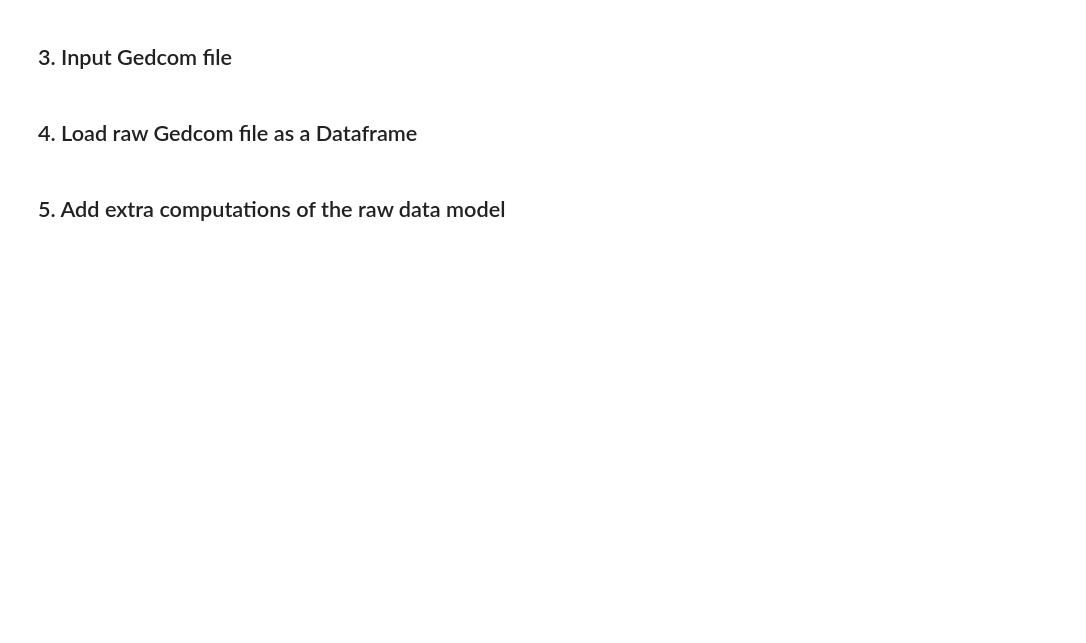
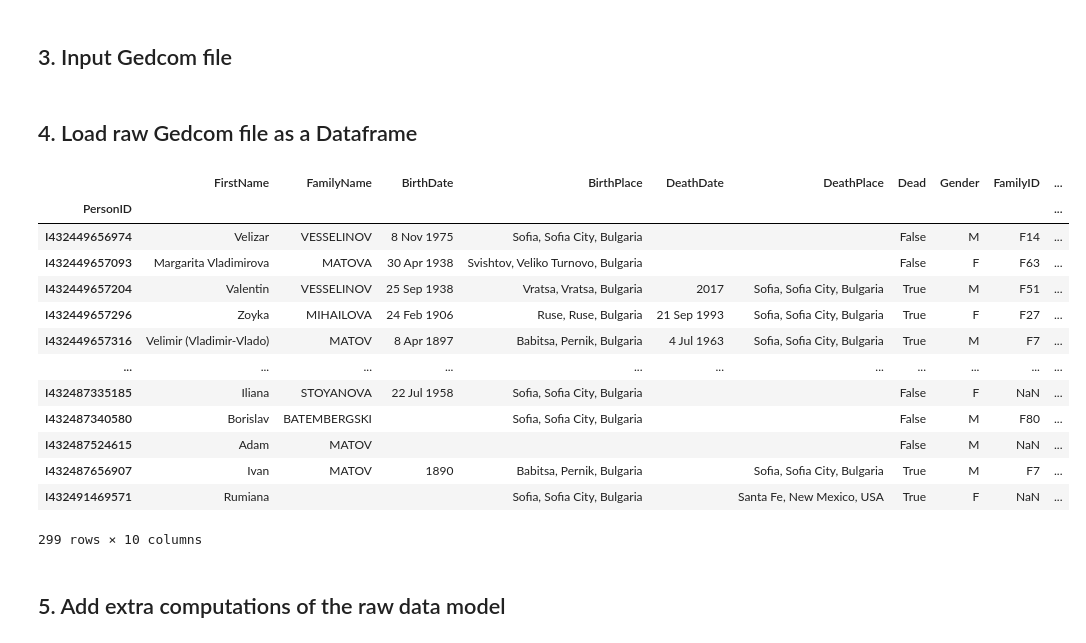
Before and after one commit to GatienBouyer/fastgedcom, a Jupyter notebook: examples/FamilyTree.ipynb, the cells around one changed output. Drawn from its saved outputs; the diff is of its cells as text; code cells hidden in the pictures; blank space fills up the shorter version.

```diff
--- a/examples/FamilyTree.ipynb
+++ b/examples/FamilyTree.ipynb
@@ -23,44 +32,70 @@ from datetime import datetime
 # %% [markdown]
 ## 3. Input Gedcom file
 # %%
-GEDCOM_FILE = "/Users/vv/Downloads/VESSELINOV Family Tree-8.ged"
+GEDCOM_FILE = "/Users/vv/Downloads/VESSELINOV Family Tree-11.ged"
 # %% [markdown]
 ## 4. Load raw Gedcom file as a Dataframe
 # %%
 pio.templates.default = "plotly_dark"
 
 with open(GEDCOM_FILE, "r", encoding=guess_encoding(GEDCOM_FILE)) as f:
     document, warnings = parse(f)
 
 if warnings:
     print("Warnings: ", *warnings, sep="\n", end="---\n")
 
 # booster = FamilyAid(gedcom)
 # print(booster)
 rows = []
 
 for individual in document.get_records("INDI"):
     name = (document[individual.tag] > "NAME") >= "GIVN"
     surname = (document[individual.tag] > "NAME") >= "SURN"
     birth_date = (document[individual.tag] > "BIRT") >= "DATE"
+    family_c = (document[individual.tag] > "FAMC").__str__().split(" ")[-1]
+    family_p = (document[individual.tag] > "FAMS").__str__().split(" ")[-1]
     birth_place = (document[individual.tag] > "BIRT") >= "PLAC"
     death = is_true(document[individual.tag] > "DEAT")
-
+    death_place = (document[individual.tag] > "DEAT") >= "PLAC"
+    sex = (document[individual.tag] > "SEX").__str__()[-1]
+    # sex = sex[-1]
     death_date = (document[individual.tag] > "DEAT") >= "DATE"
 
     rows.append(
         {
+            "PersonID": individual.tag.replace("@", ""),
             "FirstName": name,
             "FamilyName": surname.upper(),
-            "Birthday": birth_date,
-            "Birthplace": birth_place,
-            "Deathday": death_date,
+            "BirthDate": birth_date,
+            "BirthPlace": birth_place,
+            "DeathDate": death_date,
+            "DeathPlace": death_place,
             "Dead": death,
+            "Gender": sex,
+            "FamilyID": family_c.replace("@", ""),
+            "ParentFamilyID": family_p.replace("@", ""),
         }
     )
 
 dtf = DataFrame.from_records(rows)
+dtf.replace("<FakeLine>", nan, inplace=True)
+dtf.set_index("PersonID", inplace=True)
 dtf
+# %% [output]
+|  | FirstName | FamilyName | BirthDate | BirthPlace | DeathDate | DeathPlace | Dead | Gender | FamilyID | ... |
+| PersonID |  |  |  |  |  |  |  |  |  | ... |
+| I432449656974 | Velizar | VESSELINOV | 8 Nov 1975 | Sofia, Sofia City, Bulgaria |  |  | False | M | F14 | ... |
+| I432449657093 | Margarita Vladimirova | MATOVA | 30 Apr 1938 | Svishtov, Veliko Turnovo, Bulgaria |  |  | False | F | F63 | ... |
+| I432449657204 | Valentin | VESSELINOV | 25 Sep 1938 | Vratsa, Vratsa, Bulgaria | 2017 | Sofia, Sofia City, Bulgaria | True | M | F51 | ... |
+| I432449657296 | Zoyka | MIHAILOVA | 24 Feb 1906 | Ruse, Ruse, Bulgaria | 21 Sep 1993 | Sofia, Sofia City, Bulgaria | True | F | F27 | ... |
+| I432449657316 | Velimir (Vladimir-Vlado) | MATOV | 8 Apr 1897 | Babitsa, Pernik, Bulgaria | 4 Jul 1963 | Sofia, Sofia City, Bulgaria | True | M | F7 | ... |
+| ... | ... | ... | ... | ... | ... | ... | ... | ... | ... | ... |
+| I432487335185 | Iliana | STOYANOVA | 22 Jul 1958 | Sofia, Sofia City, Bulgaria |  |  | False | F | NaN | ... |
+| I432487340580 | Borislav | BATEMBERGSKI |  | Sofia, Sofia City, Bulgaria |  |  | False | M | F80 | ... |
+| I432487524615 | Adam | MATOV |  |  |  |  | False | M | NaN | ... |
+| I432487656907 | Ivan | MATOV | 1890 | Babitsa, Pernik, Bulgaria |  | Sofia, Sofia City, Bulgaria | True | M | F7 | ... |
+| I432491469571 | Rumiana |  |  | Sofia, Sofia City, Bulgaria |  | Santa Fe, New Mexico, USA | True | F | NaN | ... |
+299 rows × 10 columns
 # %% [markdown]
 ## 5. Add extra computations of the raw data model
 # %%
```
Also changed, not shown: parts of 13 cells of this notebook, 1 other file.
